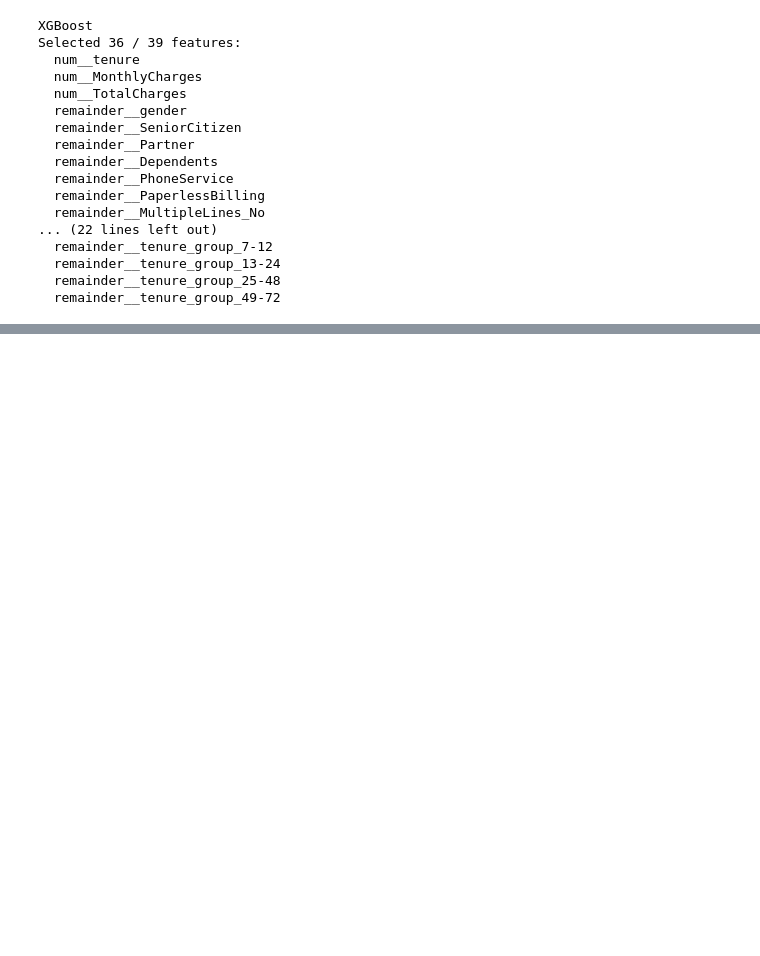
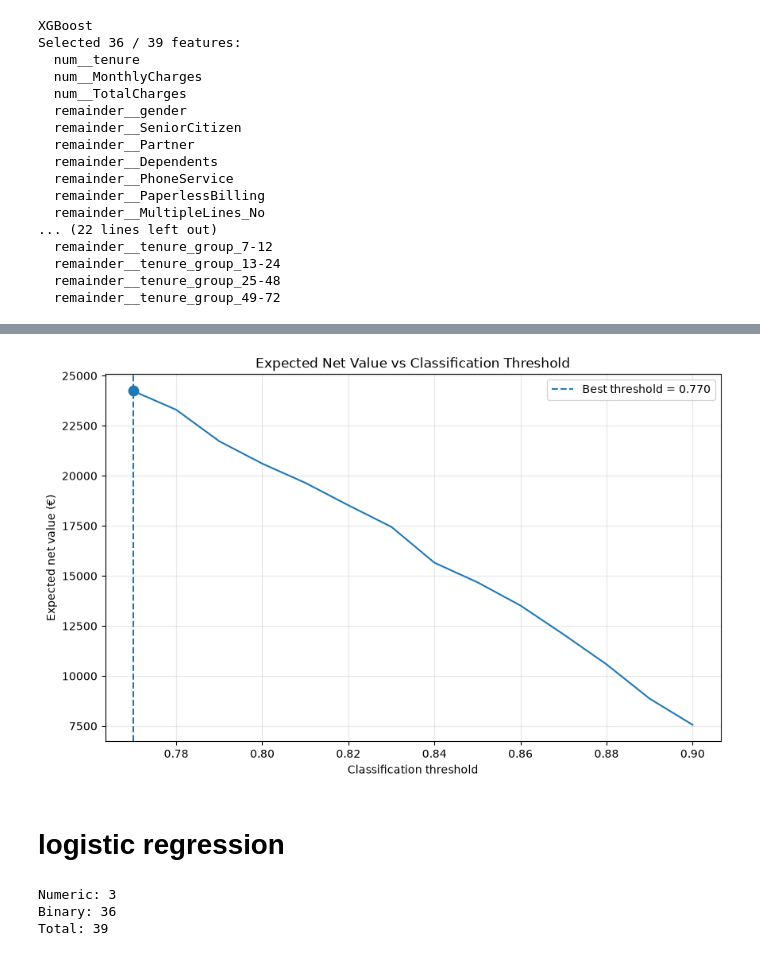
Before and after one commit to pvs-7/end-to-end-ML-Churn-with-FastAPI-MLFlow-Docker-AWS, a Jupyter notebook: notebooks/EDA.ipynb, the cells around one changed output, grey strips where cells are left out. Drawn from its saved outputs; the diff is of its cells as text; code cells hidden in the pictures; blank space fills up the shorter version.

```diff
--- a/notebooks/EDA.ipynb
+++ b/notebooks/EDA.ipynb
@@ -1970,0 +2240,37 @@ Selected 36 / 39 features:
+# %%
+import matplotlib.pyplot as plt
+
+plt.figure(figsize=(10, 6))
+
+plt.plot(
+    business_df["threshold"],
+    business_df["net_value"]
+)
+
+# Mark the best threshold
+best_threshold = best_business["threshold"]
+best_value = best_business["net_value"]
+
+plt.axvline(
+    best_threshold,
+    linestyle="--",
+    label=f"Best threshold = {best_threshold:.3f}"
+)
+
+plt.scatter(
+    best_threshold,
+    best_value,
+    s=80
+)
+
+plt.xlabel("Classification threshold")
+plt.ylabel("Expected net value (€)")
+plt.title("Expected Net Value vs Classification Threshold")
+plt.legend()
+plt.grid(alpha=0.3)
+
+plt.show()
+# %% [output]
+[figure, added]
+# %% [markdown]
+# logistic regression
@@ -1970,0 +2288,8 @@ Selected 36 / 39 features:
+# %%
+print("Numeric:", len(numeric_features))
+print("Binary:", len(binary_features))
+print("Total:", len(numeric_features) + len(binary_features))
+# %% [output]
+Numeric: 3
+Binary: 36
+Total: 39
```
Also changed, not shown: parts of 51 cells of this notebook.
